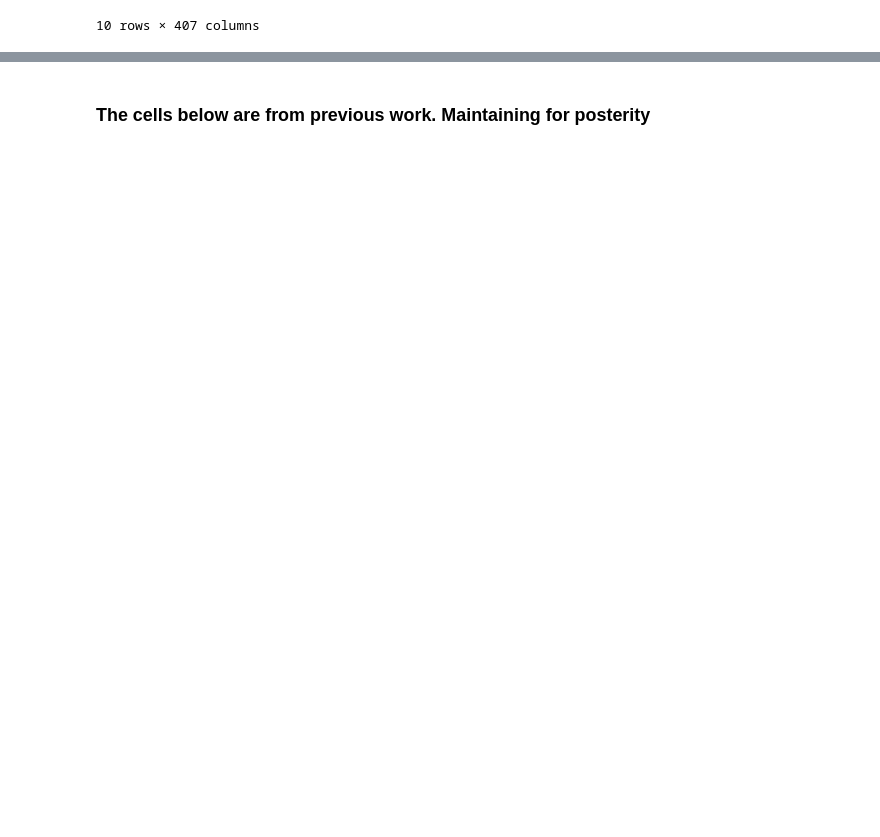
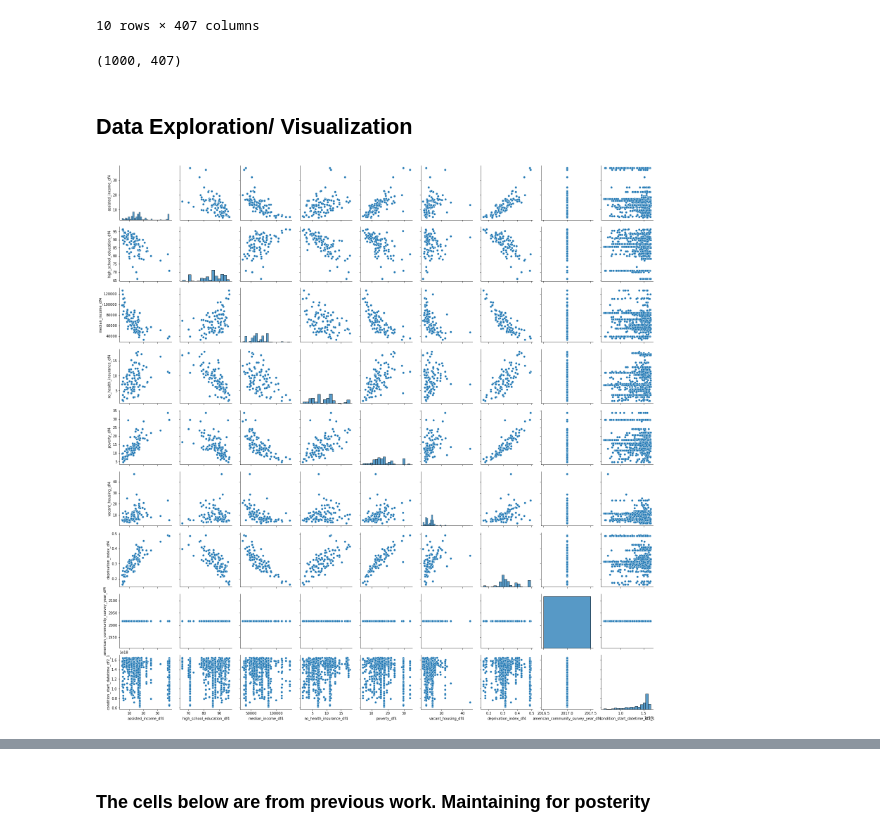
Before and after one commit to kgrillaert/preterm_birth, a Jupyter notebook: AS_KG_Preterm_Birth.ipynb, the cells around one changed output, grey strips where cells are left out. Cells and saved outputs as stored; diff of their text form; code cells hidden in the pictures; blank space fills up the shorter version.

```diff
--- a/AS_KG_Preterm_Birth.ipynb
+++ b/AS_KG_Preterm_Birth.ipynb
@@ -885,3 +883,9 @@ combined_df.head(10)
 | 1001161 | Female | 1989-06-15 00:00:00+00:00 | None Indicated | Hispanic or Latino | Female | 2018-11-28 21:06:26+00:00 | ... |
 | 1001207 | Female | 1985-06-15 00:00:00+00:00 | None Indicated | Hispanic or Latino | Female | 2019-08-14 19:24:56+00:00 | ... |
 10 rows × 407 columns
+# %%
+combined_df.shape
+# %% [output]
+(1000, 407)
+# %% [markdown]
+## Data Exploration/ Visualization
@@ -887,0 +896,6 @@ combined_df.head(10)
+# %%
+# Show all data in a pairplot
+sns.pairplot(combined_df)
+plt.show()
+# %% [output]
+[figure, added]
```
Also changed, not shown: parts of 18 cells of this notebook.
